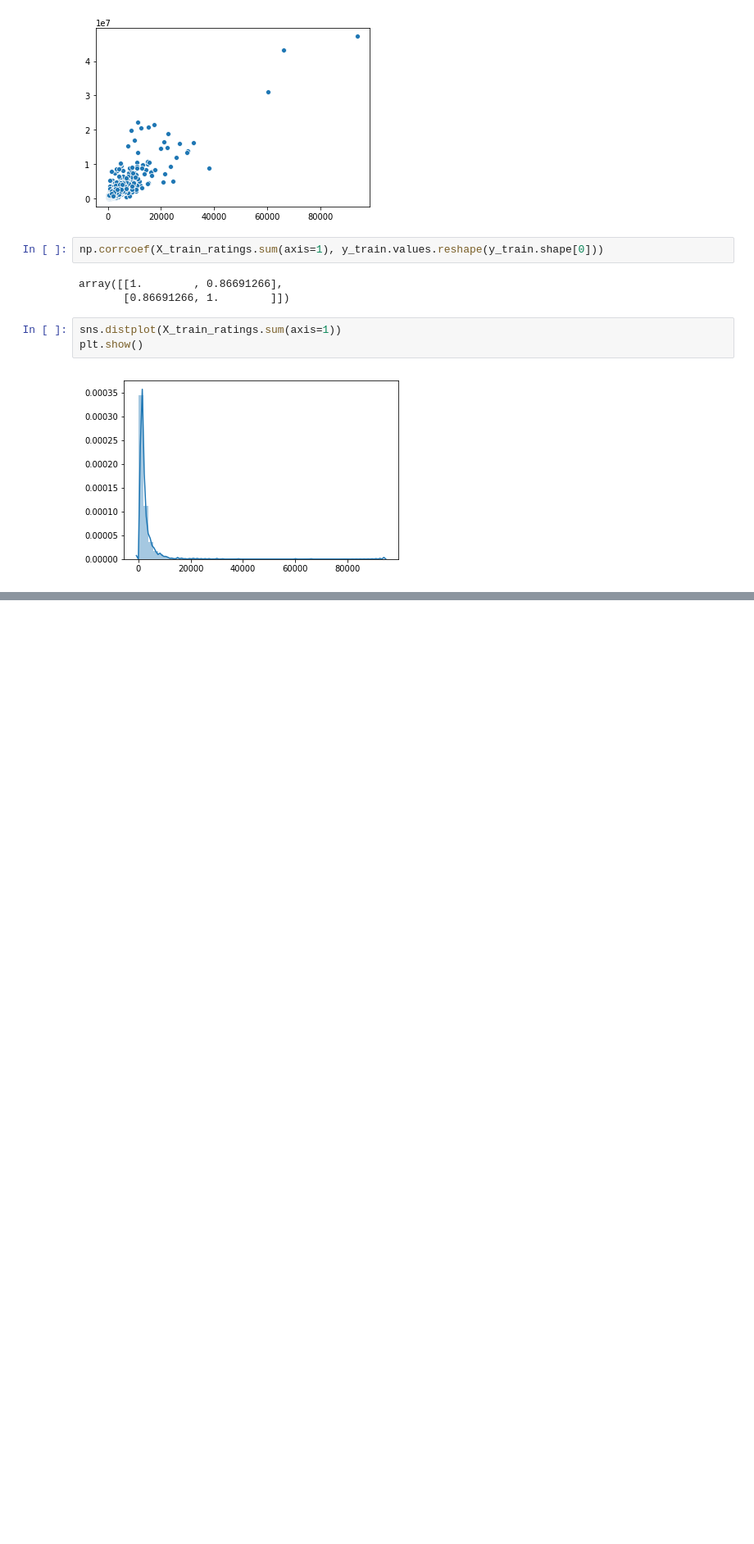
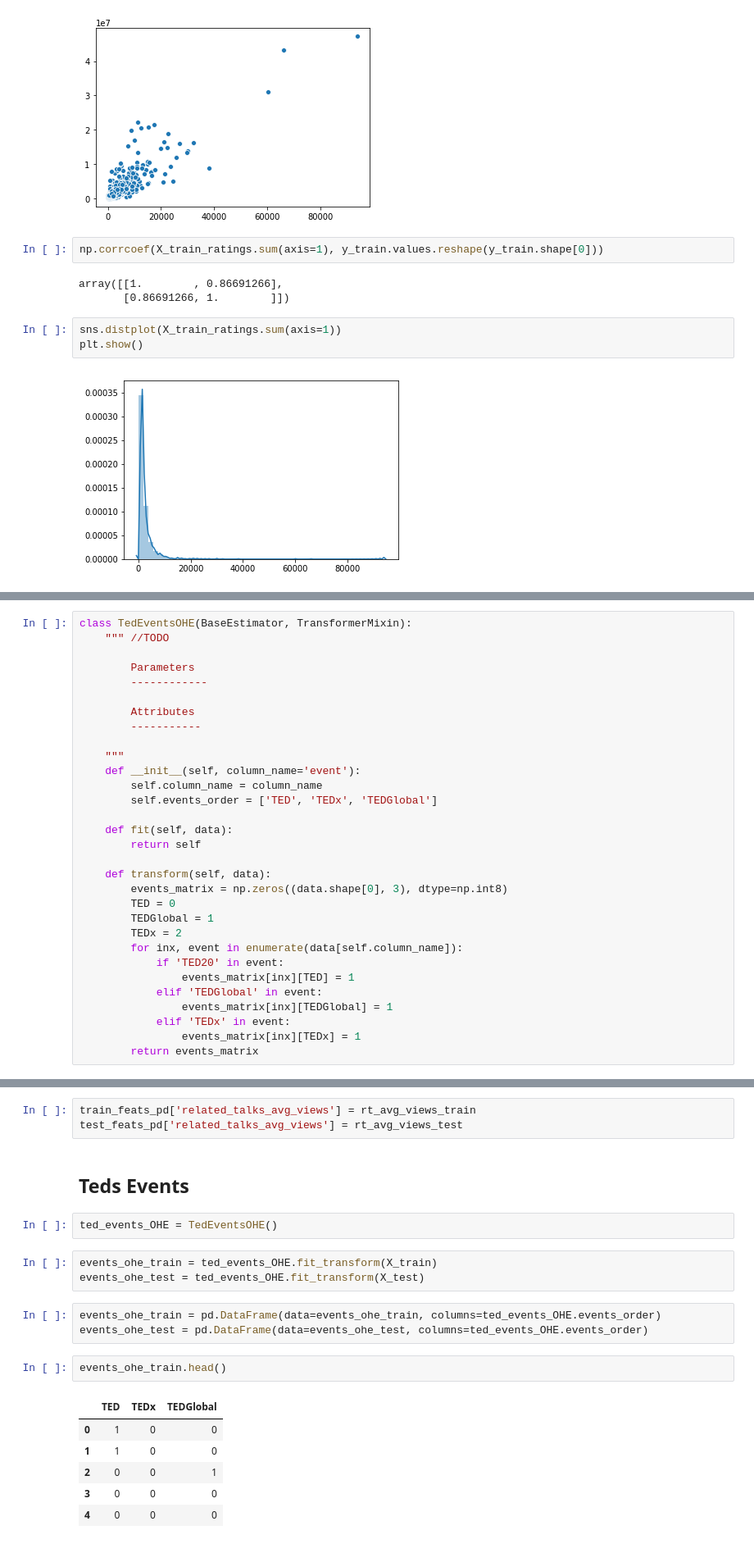
Before and after one commit to ssgenkov/ted-talks, a Jupyter notebook: Ted - Feature Engineering.ipynb, the cells around one changed output, grey strips where cells are left out. Shown at 82% size. Cells and saved outputs as stored; diff of their text form; blank space fills up the shorter version.

```diff
--- a/Ted - Feature Engineering.ipynb
+++ b/Ted - Feature Engineering.ipynb
@@ -403,0 +506,31 @@ plt.show()
+# %%
+class TedEventsOHE(BaseEstimator, TransformerMixin):
+    """ //TODO
+
+        Parameters
+        ------------
+
+        Attributes
+        -----------
+
+    """
+    def __init__(self, column_name='event'):
+        self.column_name = column_name
+        self.events_order = ['TED', 'TEDx', 'TEDGlobal']
+
+    def fit(self, data):
+        return self
+
+    def transform(self, data):
+        events_matrix = np.zeros((data.shape[0], 3), dtype=np.int8)
+        TED = 0
+        TEDGlobal = 1
+        TEDx = 2
+        for inx, event in enumerate(data[self.column_name]):
+            if 'TED20' in event:
+                events_matrix[inx][TED] = 1
+            elif 'TEDGlobal' in event:
+                events_matrix[inx][TEDGlobal] = 1
+            elif 'TEDx' in event:
+                events_matrix[inx][TEDx] = 1
+        return events_matrix
@@ -431,0 +761,22 @@ class EmbeddingVectorization(BaseEstimator, TransformerMixin):
+# %%
+train_feats_pd['related_talks_avg_views'] = rt_avg_views_train
+test_feats_pd['related_talks_avg_views'] = rt_avg_views_test
+# %% [markdown]
+## Teds Events
+# %%
+ted_events_OHE = TedEventsOHE()
+# %%
+events_ohe_train = ted_events_OHE.fit_transform(X_train)
+events_ohe_test = ted_events_OHE.fit_transform(X_test)
+# %%
+events_ohe_train = pd.DataFrame(data=events_ohe_train, columns=ted_events_OHE.events_order)
+events_ohe_test = pd.DataFrame(data=events_ohe_test, columns=ted_events_OHE.events_order)
+# %%
+events_ohe_train.head()
+# %% [output]
+|  | TED | TEDx | TEDGlobal |
+| 0 | 1 | 0 | 0 |
+| 1 | 1 | 0 | 0 |
+| 2 | 0 | 0 | 1 |
+| 3 | 0 | 0 | 0 |
+| 4 | 0 | 0 | 0 |
```
Also changed, not shown: parts of 132 cells of this notebook, 2 other files.
